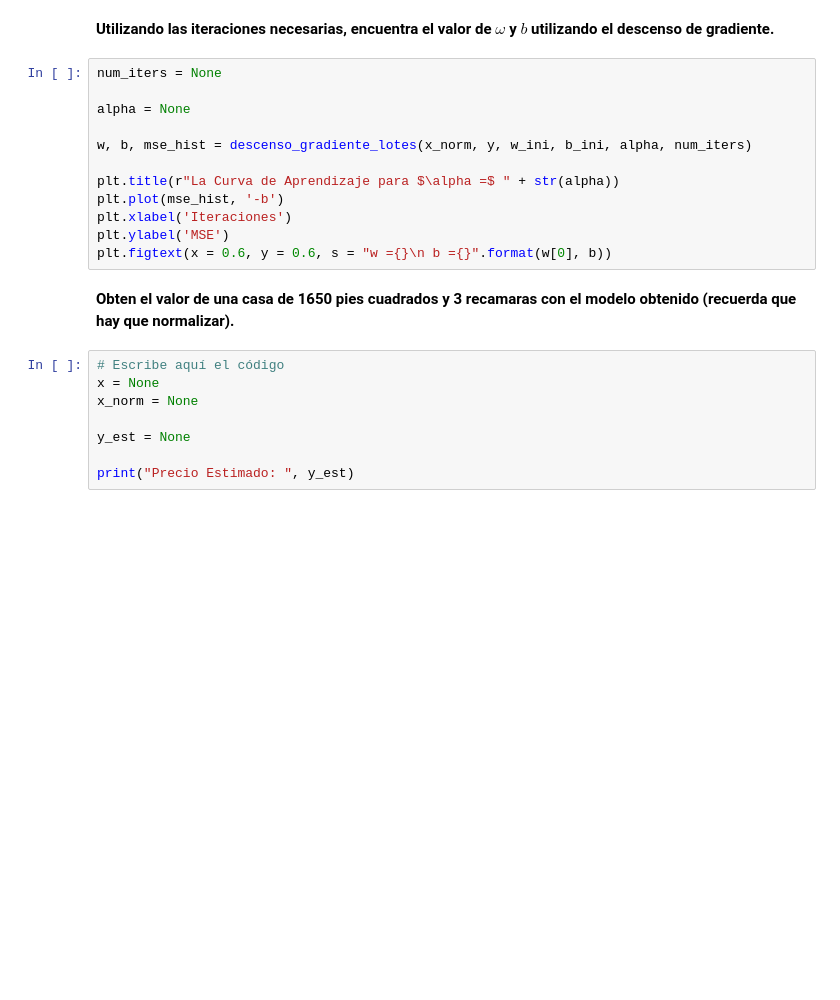
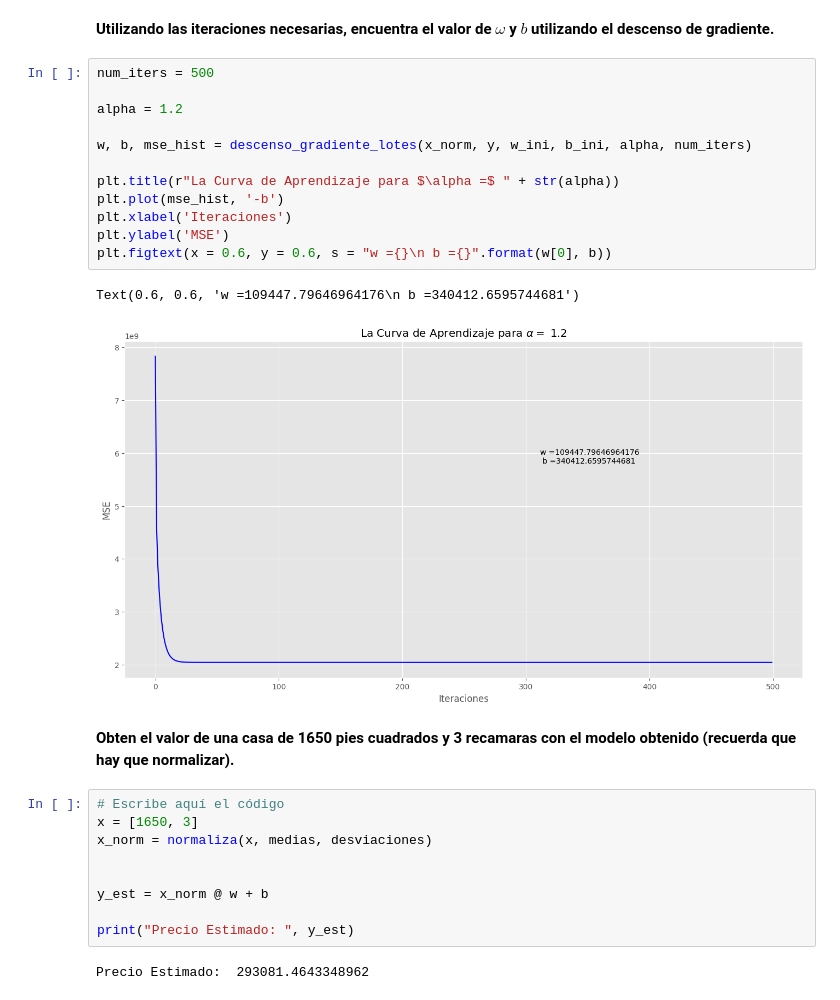
Before and after one commit to oliveroide/2-Aprendizaje-2026, a Jupyter notebook: reg_lineal.ipynb, the cells around one changed output. Cells and saved outputs as stored; diff of their text form; blank space fills up the shorter version.

```diff
--- a/reg_lineal.ipynb
+++ b/reg_lineal.ipynb
@@ -342,24 +390,30 @@ plt.ylabel('MSE')
 # %% [markdown]
 **Utilizando las iteraciones necesarias, encuentra el valor de $\omega$ y $b$ utilizando el descenso de gradiente.**
 # %%
-num_iters = None
+num_iters = 500
 
-alpha = None
+alpha = 1.2
 
 w, b, mse_hist = descenso_gradiente_lotes(x_norm, y, w_ini, b_ini, alpha, num_iters)
 
 plt.title(r"La Curva de Aprendizaje para $\alpha =$ " + str(alpha))
 plt.plot(mse_hist, '-b')
 plt.xlabel('Iteraciones')
 plt.ylabel('MSE')
 plt.figtext(x = 0.6, y = 0.6, s = "w ={}\n b ={}".format(w[0], b))
+# %% [output]
+Text(0.6, 0.6, 'w =109447.79646964176\n b =340412.6595744681')
+[figure, added]
 # %% [markdown]
 **Obten el valor de una casa de 1650 pies cuadrados y 3 recamaras con el modelo obtenido (recuerda que hay que normalizar).**
 # %%
 # Escribe aquí el código
-x = None
-x_norm = None
+x = [1650, 3]
+x_norm = normaliza(x, medias, desviaciones)
 
-y_est = None
+
+y_est = x_norm @ w + b
 
 print("Precio Estimado: ", y_est)
+# %% [output]
+Precio Estimado:  293081.4643348962
```
Also changed, not shown: parts of 12 cells of this notebook, 2 other files.
